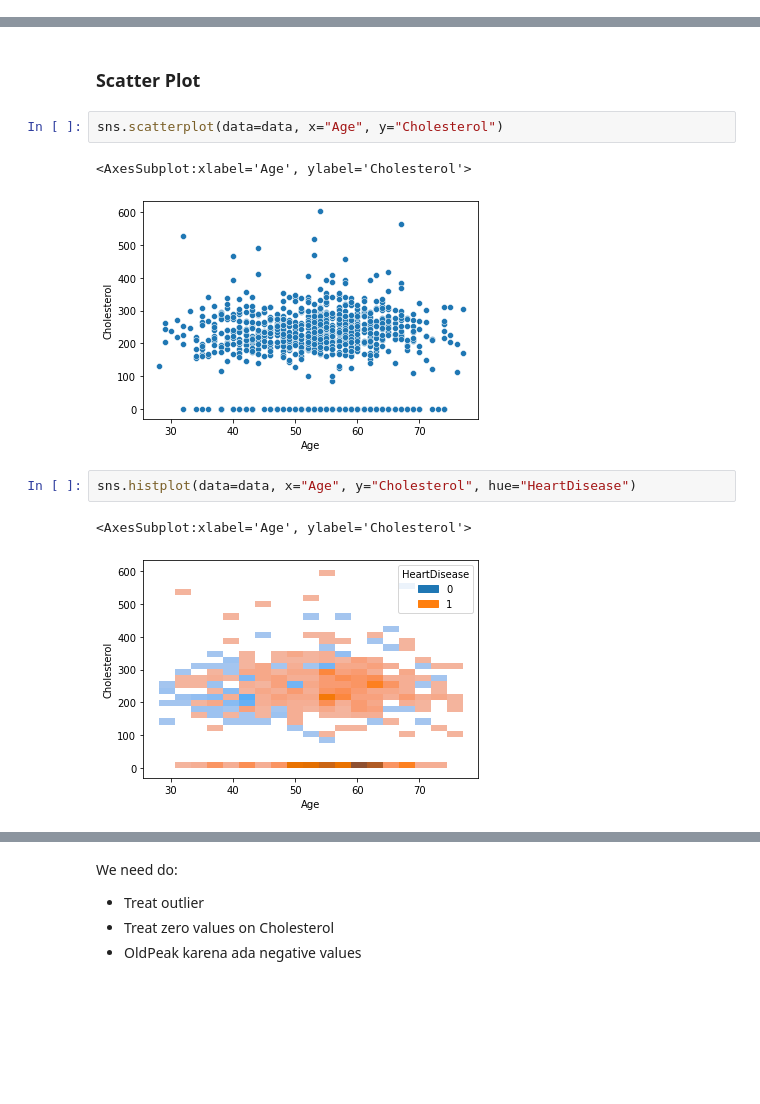
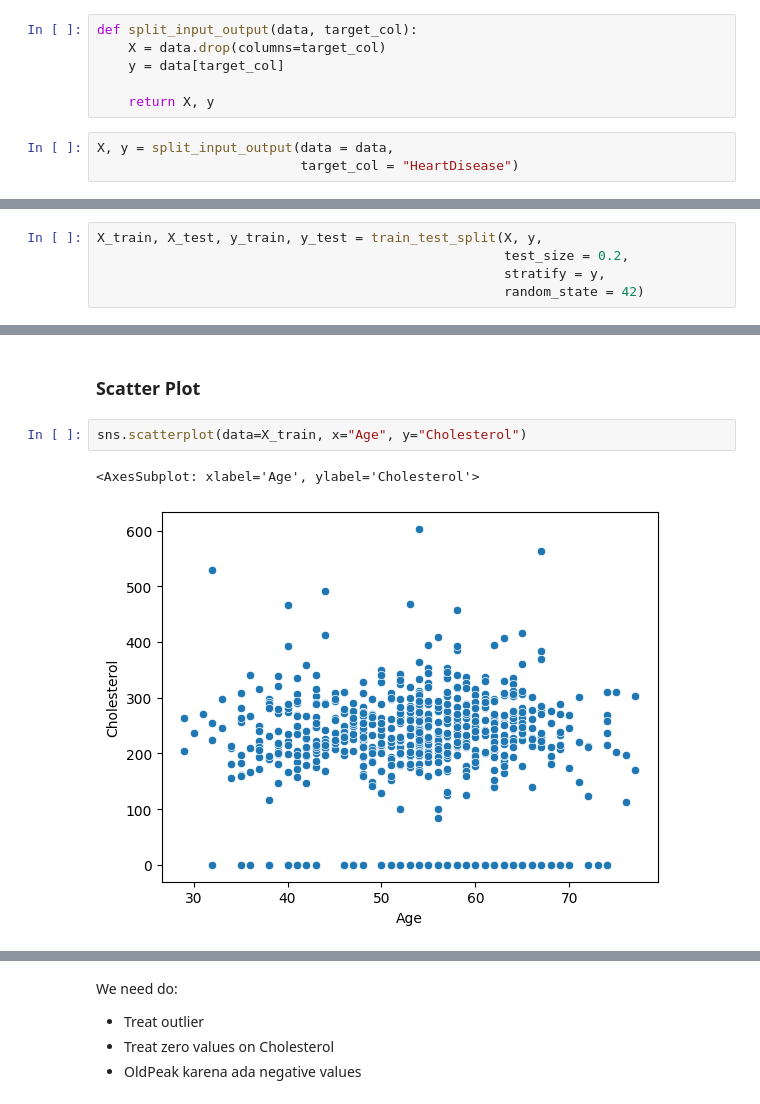
Before and after one commit to shandytp/heart_failure_prediction, a Jupyter notebook: modeling-logistic-regression.ipynb, the cells around one changed output, grey strips where cells are left out. Saved outputs shown, nothing was run; the diff lists cells and outputs as text; blank space fills up the shorter version.

```diff
--- a/modeling-logistic-regression.ipynb
+++ b/modeling-logistic-regression.ipynb
@@ -106,0 +117,9 @@ dtype: int64
+# %%
+def split_input_output(data, target_col):
+    X = data.drop(columns=target_col)
+    y = data[target_col]
+
+    return X, y
+# %%
+X, y = split_input_output(data = data,
+                          target_col = "HeartDisease")
@@ -106,0 +152,5 @@ dtype: int64
+# %%
+X_train, X_test, y_train, y_test = train_test_split(X, y,
+                                                    test_size = 0.2,
+                                                    stratify = y,
+                                                    random_state = 42)
@@ -151,12 +220,7 @@ for col_num in COLS_NUMS:
 # %% [markdown]
 ### Scatter Plot
 # %%
-sns.scatterplot(data=data, x="Age", y="Cholesterol")
+sns.scatterplot(data=X_train, x="Age", y="Cholesterol")
 # %% [output]
-<AxesSubplot:xlabel='Age', ylabel='Cholesterol'>
+<AxesSubplot: xlabel='Age', ylabel='Cholesterol'>
-[figure, old version]
+[figure, new version]
-# %%
-sns.histplot(data=data, x="Age", y="Cholesterol", hue="HeartDisease")
-# %% [output]
-<AxesSubplot:xlabel='Age', ylabel='Cholesterol'>
-[figure, removed]
```
Also changed, not shown: parts of 63 cells of this notebook.
